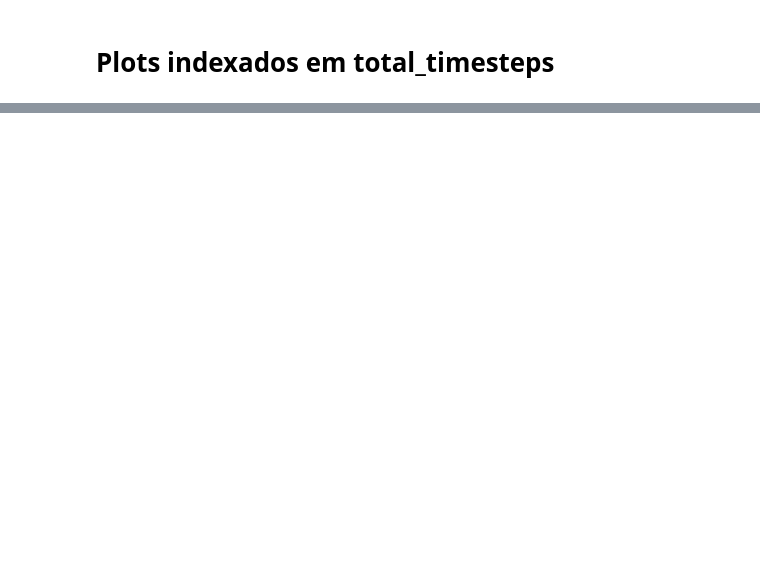
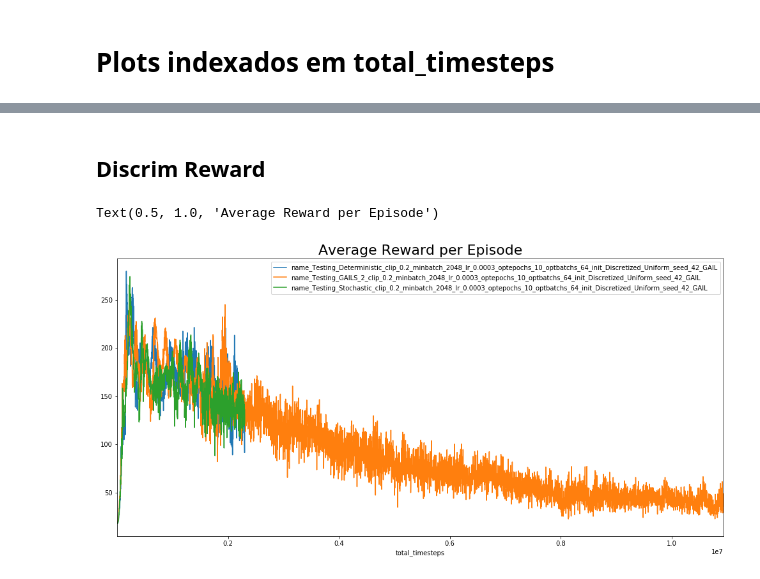
Before and after one commit to Khrylx/PyTorch-RL, a Jupyter notebook: notebooks/Plots.ipynb, the cells around one changed output, grey strips where cells are left out. Cells and saved outputs as stored; diff of their text form; code cells hidden in the pictures; blank space fills up the shorter version.

```diff
--- a/notebooks/Plots.ipynb
+++ b/notebooks/Plots.ipynb
@@ -51,0 +114,13 @@ Text(0.5, 1.0, 'Lenght Min')
+# %% [markdown]
+## Discrim Reward
+# %%
+window_size = 1
+fig , ax = plt.subplots(figsize=(17,8))
+
+for name,group in df.groupby('name'):
+    group['avg_c_reward_per_episode'].rolling(window_size).mean().plot(ax = ax , label=name)
+plt.legend()
+plt.title('Average Reward per Episode',size=22)
+# %% [output]
+Text(0.5, 1.0, 'Average Reward per Episode')
+[figure, added]
```
Also changed, not shown: parts of 27 cells of this notebook, 1 other file.
